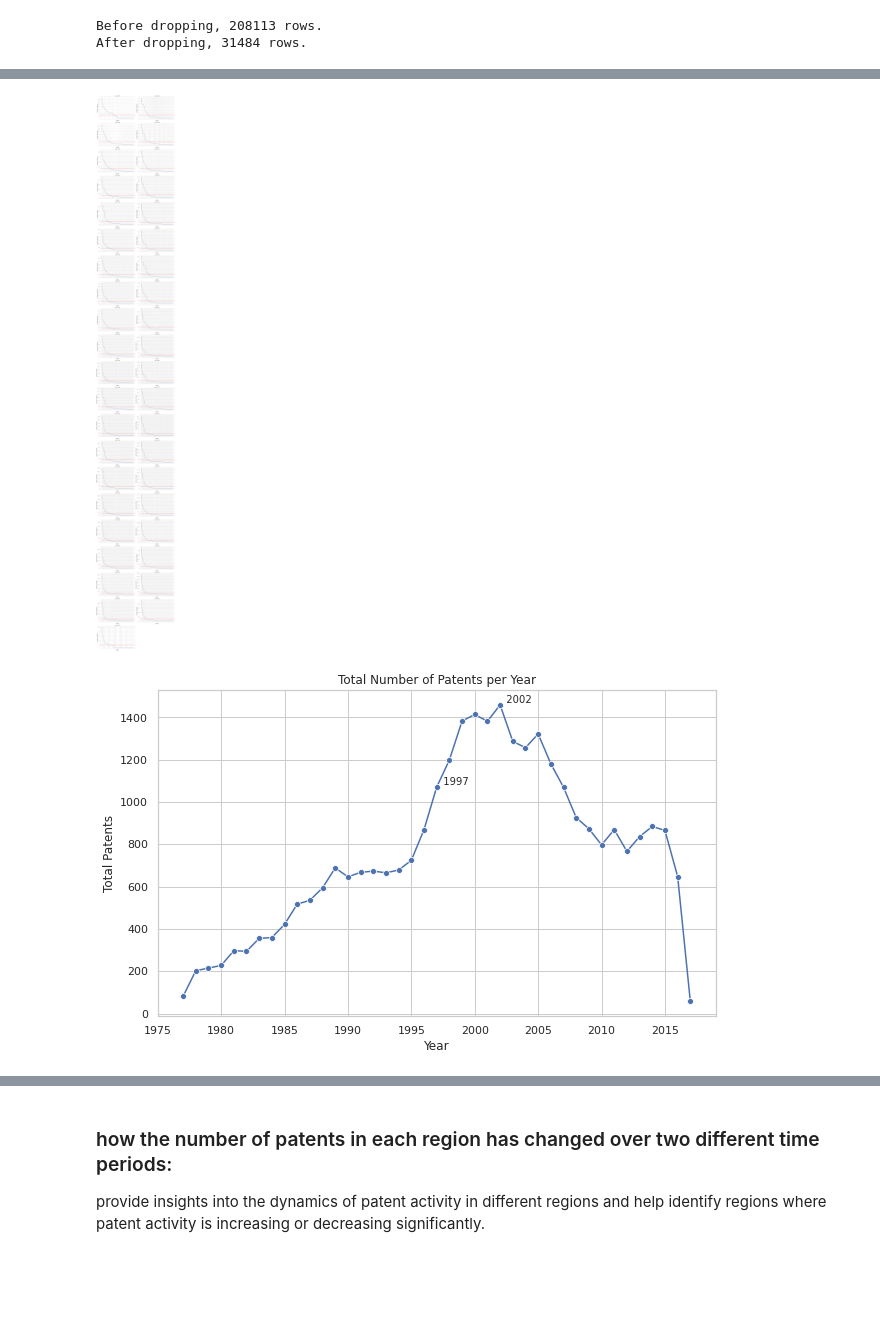
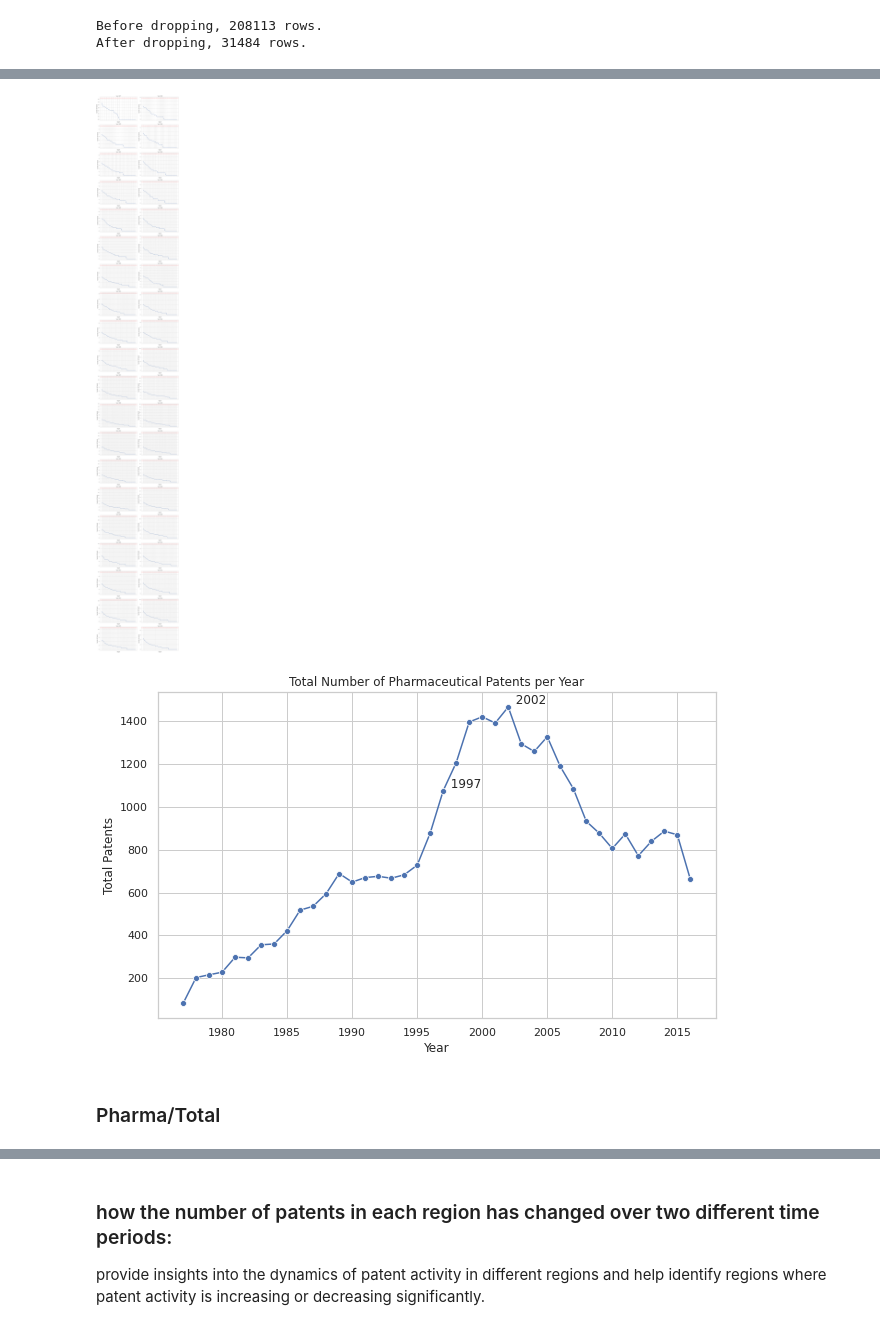
Before and after one commit to zhuoranliu22/dissertation, a Jupyter notebook: Analysis的副本.ipynb, the cells around one changed output, grey strips where cells are left out. Saved outputs shown, nothing was run; the diff lists cells and outputs as text; code cells hidden in the pictures; blank space fills up the shorter version.

```diff
--- a/Analysis.ipynb
+++ b/Analysis的副本.ipynb
@@ -48,6 +83,9 @@ print("After dropping, "+ str(len(df_da)) +" rows.")
 # %% [output]
 Before dropping, 208113 rows.
 After dropping, 31484 rows.
+# %%
+df_da['prio_year'] = df_da['prio_year'].astype(int).astype(str)
+df_da = df_da[df_da['prio_year'] != '2017']
 # %%
 # Convert 'prio_year' to integer
 df_da['prio_year'] = df_da['prio_year'].astype(int)
@@ -73,7 +111,7 @@ for year in years:
     desc_stats = total_patents_per_region.describe()
 
     # Add the total number of patents to the descriptive statistics
-    desc_stats = desc_stats.append(pd.Series(total_patents, index=['total_patents']))
+    desc_stats = desc_stats.append(pd.Series(total_patents, index=['total_pharma_patents']))
 
     # Append the results to the results dictionary
     results[year] = desc_stats
@@ -200,41 +234,41 @@ fig, axs = plt.subplots(num_rows, 2, figsize=(15, num_rows*5))
 axs = axs.ravel()
 
 for i, year in enumerate(sorted(df_da['prio_year'].unique())):
 
     df_year = df_da[df_da['prio_year'] == year]
     # Count the number of patents for each region
     df_year_counts = df_year['reg_code'].value_counts().reset_index()
     df_year_counts.columns = ['reg_code', 'counts']
-    sns.lineplot(data=df_year_counts, x='reg_code', y='counts', ax=axs[i])
+    sns.lineplot(data=df_year_counts, x='reg_code', y=np.log(df_year_counts['counts']), ax=axs[i])
 
     axs[i].set_title(f'Year: {year}')
 
     axs[i].set_xlabel('Region')
 
     axs[i].set_ylabel('Number of Patents')
 
     # Only label the top 5 regions
     labels = [label if label in top_regions else '' for label in axs[i].get_xticklabels()]
     axs[i].set_xticklabels(labels)
 
     # Add a horizontal line for the mean
     axs[i].axhline(df_year_counts['counts'].mean(), color='red', linestyle='--')
 
 # If there's an extra subplot, remove it
 if num_years % 2 != 0:
     fig.delaxes(axs[-1])
 
 plt.tight_layout()
 
 plt.show()
 # %% [output]
-[figure, old version]
+[figure, new version]
 # %%
 # Calculate the change in total patents compared to the previous year
-results_df.loc['change'] = results_df.loc['total_patents'].diff()
+results_df.loc['change'] = results_df.loc['total_pharma_patents'].diff()
 
 # Find the year with the highest total patents
-max_patents_year = results_df.loc['total_patents'].idxmax()
+max_patents_year = results_df.loc['total_pharma_patents'].idxmax()
 
 # Find the year with the highest change in total patents
 max_change_year = results_df.loc['change'].idxmax()
@@ -244,19 +278,19 @@ sns.set_theme(style="whitegrid")
 fig, ax = plt.subplots(figsize=(10, 6))
 
 # Total number of patents per year
-sns.lineplot(x=results_df.columns, y=results_df.loc['total_patents'], marker='o', ax=ax)
+sns.lineplot(x=results_df.columns, y=results_df.loc['total_pharma_patents'], marker='o', ax=ax)
 
 # Add a label for the year with the highest total patents
-ax.text(max_patents_year, results_df.loc['total_patents', max_patents_year], f'  {max_patents_year}', verticalalignment='bottom')
+ax.text(max_patents_year, results_df.loc['total_pharma_patents', max_patents_year], f'  {max_patents_year}', verticalalignment='bottom')
 
 # Add a label for the year with the highest change in total patents
-ax.text(max_change_year, results_df.loc['total_patents', max_change_year], f'  {max_change_year}', verticalalignment='bottom')
+ax.text(max_change_year, results_df.loc['total_pharma_patents', max_change_year], f'  {max_change_year}', verticalalignment='bottom')
 
 # Set labels and title
 ax.set_xlabel('Year')
 ax.set_ylabel('Total Patents')
-ax.set_title('Total Number of Patents per Year')
+ax.set_title('Total Number of Pharmaceutical Patents per Year')
 plt.savefig('Total_Patents.png', dpi=300, bbox_inches='tight')
 plt.show()
 # %% [output]
-[figure, old version]
+[figure, new version]
@@ -266,0 +297,2 @@ print(results_df)
+# %% [markdown]
+### Pharma/Total
```
Also changed, not shown: parts of 50 cells of this notebook, 1 other file.
